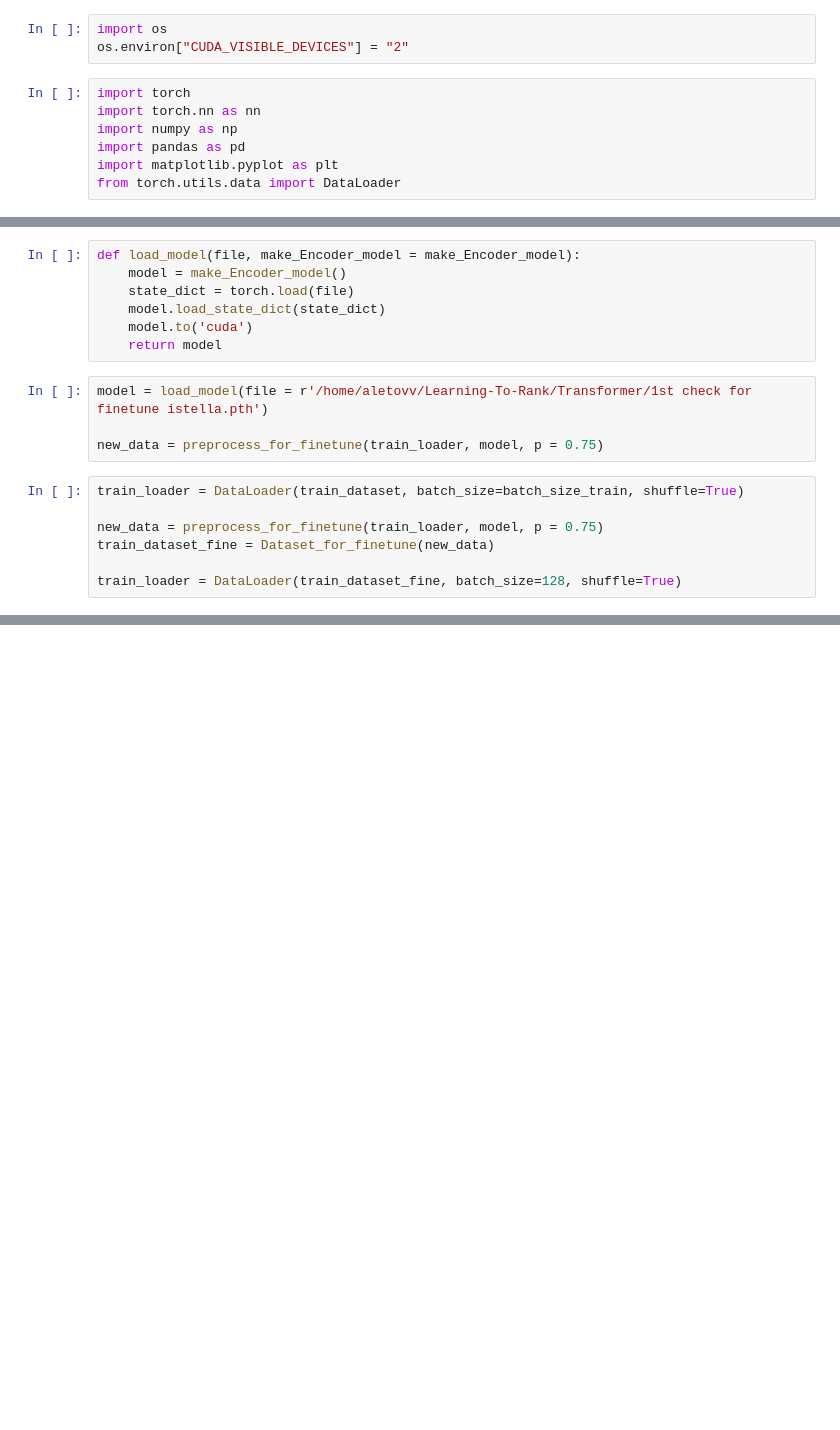
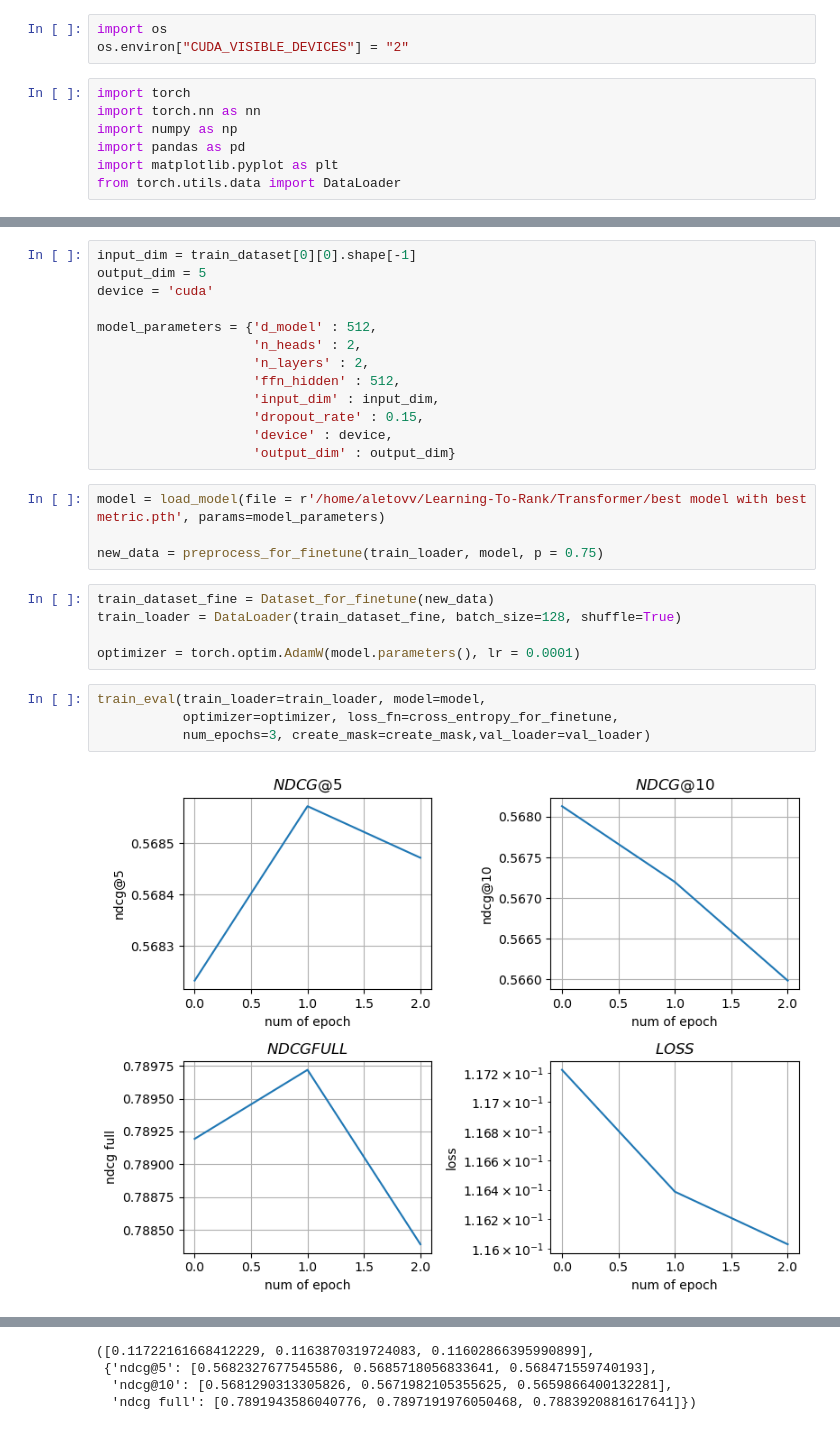
Before and after one commit to Sapr7/Learning-To-Rank, a Jupyter notebook: Transformer/finetune.ipynb, the cells around one changed output, grey strips where cells are left out. Cells and saved outputs as stored; diff of their text form; blank space fills up the shorter version.

Commit message:
maybe need add config, now add finetune

```diff
--- a/Transformer/finetune.ipynb
+++ b/Transformer/finetune.ipynb
@@ -39,21 +39,31 @@ val_dataset = Data_for_transformer_cnn_test(val_data)
 
 train_loader = DataLoader(train_dataset, batch_size=batch_size_train, shuffle=True)
 val_loader = DataLoader(val_dataset, batch_size=batch_size_test, shuffle=True)
-# %%
-def load_model(file, make_Encoder_model = make_Encoder_model):
-    model = make_Encoder_model()
-    state_dict = torch.load(file)
-    model.load_state_dict(state_dict)
-    model.to('cuda')
-    return model
+# %%
+input_dim = train_dataset[0][0].shape[-1]
+output_dim = 5
+device = 'cuda'
+
+model_parameters = {'d_model' : 512,
+                    'n_heads' : 2,
+                    'n_layers' : 2,
+                    'ffn_hidden' : 512,
+                    'input_dim' : input_dim,
+                    'dropout_rate' : 0.15,
+                    'device' : device,
+                    'output_dim' : output_dim}
 # %%
-model = load_model(file = r'/home/aletovv/Learning-To-Rank/Transformer/1st check for finetune istella.pth')
+model = load_model(file = r'/home/aletovv/Learning-To-Rank/Transformer/best model with best metric.pth', params=model_parameters)
 
 new_data = preprocess_for_finetune(train_loader, model, p = 0.75)
-# %%
-train_loader = DataLoader(train_dataset, batch_size=batch_size_train, shuffle=True)
-
-new_data = preprocess_for_finetune(train_loader, model, p = 0.75)
-train_dataset_fine = Dataset_for_finetune(new_data)
-
-train_loader = DataLoader(train_dataset_fine, batch_size=128, shuffle=True)
+# %%
+train_dataset_fine = Dataset_for_finetune(new_data)
+train_loader = DataLoader(train_dataset_fine, batch_size=128, shuffle=True)
+
+optimizer = torch.optim.AdamW(model.parameters(), lr = 0.0001)
+# %%
+train_eval(train_loader=train_loader, model=model,
+           optimizer=optimizer, loss_fn=cross_entropy_for_finetune,
+           num_epochs=3, create_mask=create_mask,val_loader=val_loader)
+# %% [output]
+[figure, added]
@@ -59,0 +72,4 @@ train_loader = DataLoader(train_dataset_fine, batch_size=128, shuffle=True)
+([0.11722161668412229, 0.1163870319724083, 0.11602866395990899],
+ {'ndcg@5': [0.5682327677545586, 0.5685718056833641, 0.568471559740193],
+  'ndcg@10': [0.5681290313305826, 0.5671982105355625, 0.5659866400132281],
+  'ndcg full': [0.7891943586040776, 0.7897191976050468, 0.7883920881617641]})
```
Also changed, not shown: parts of 5 cells of this notebook, 3 other files.
